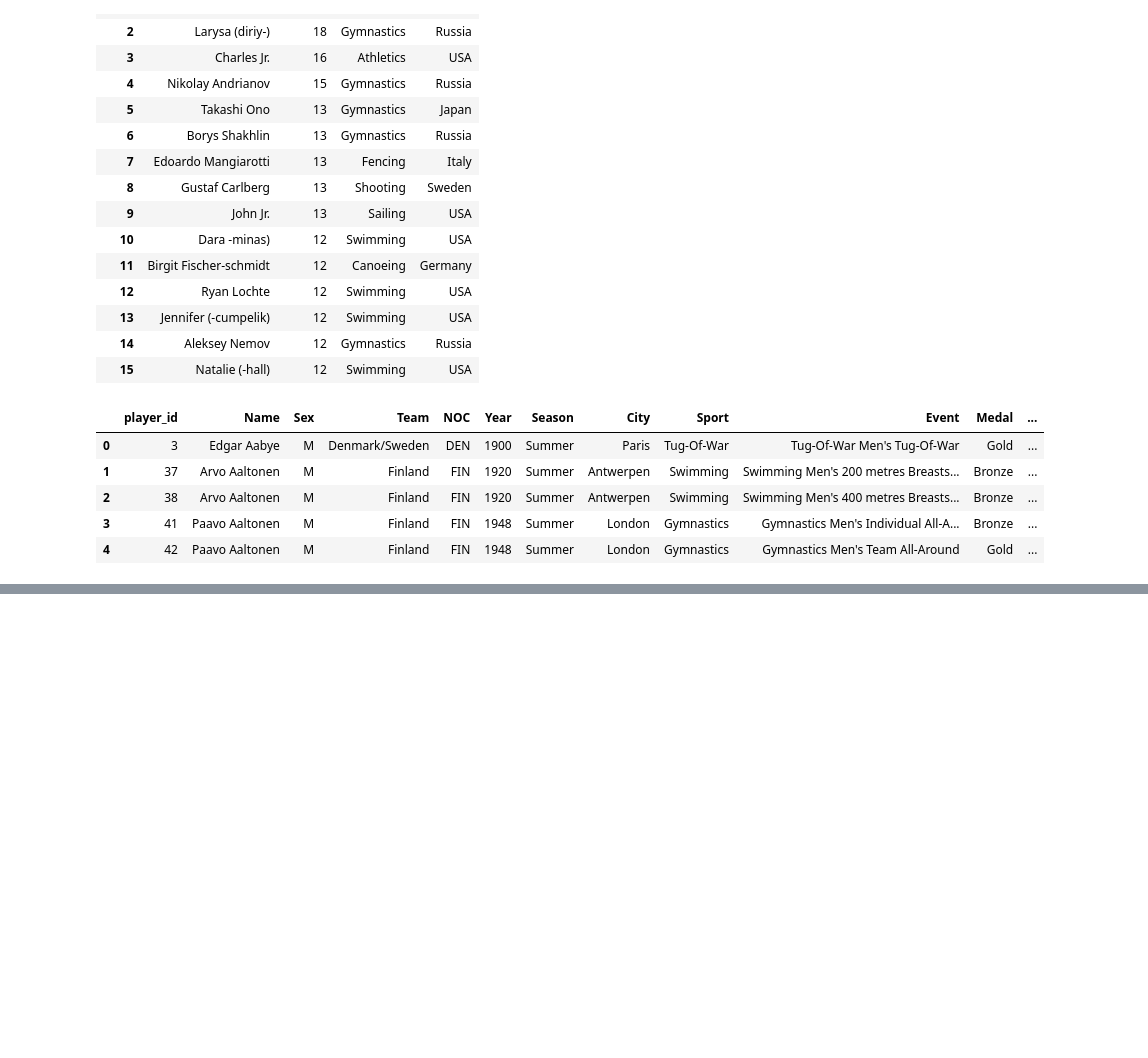
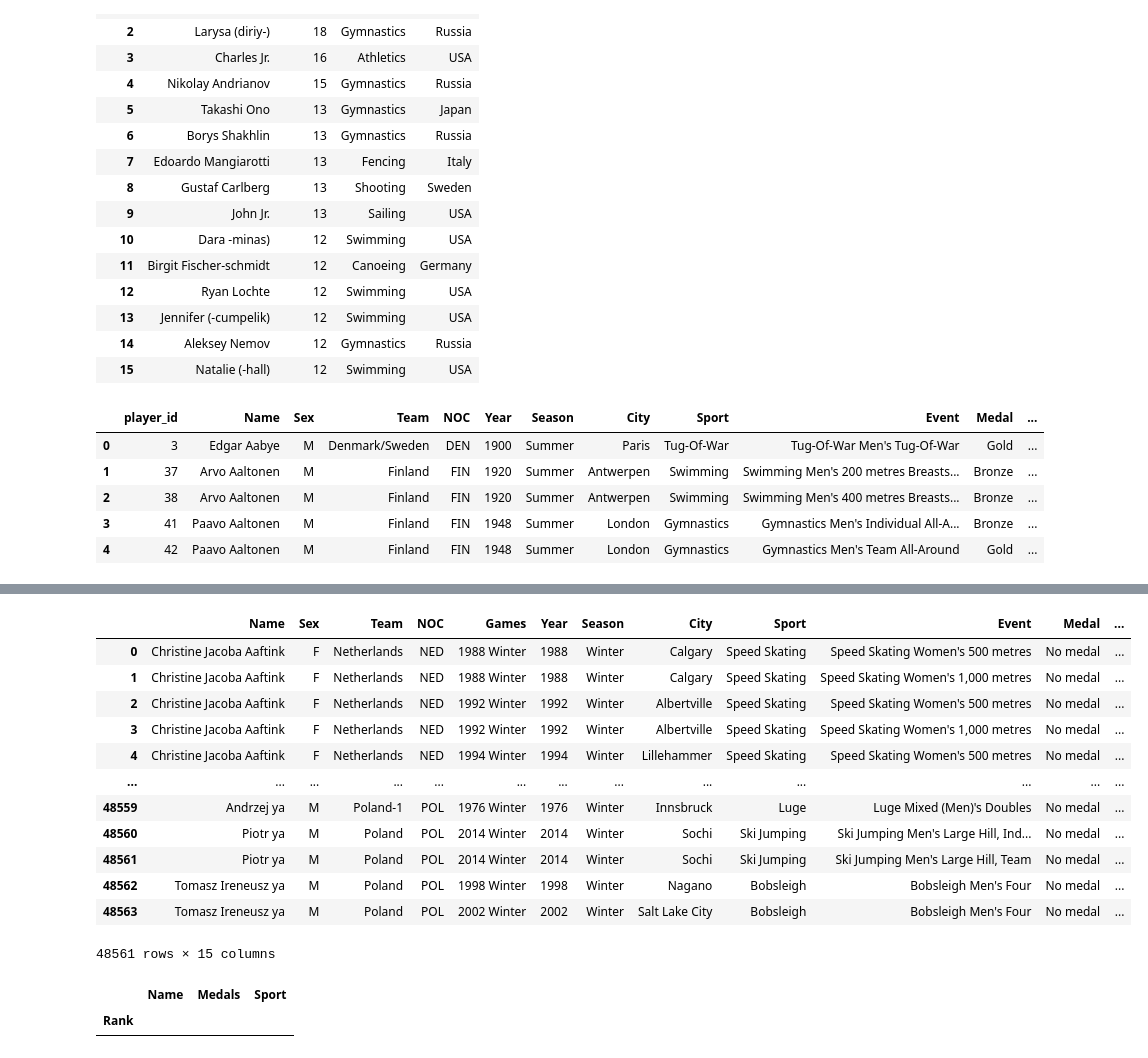
Before and after one commit to deeprao03/olympics-analysis, a Jupyter notebook: Notebooks/Olympic_analysis.ipynb, the cells around one changed output, grey strips where cells are left out. Cells and saved outputs as stored; diff of their text form; code cells hidden in the pictures; blank space fills up the shorter version.

Commit message:
Explore the data and make trial function

```diff
--- a/Notebooks/Olympic_analysis.ipynb
+++ b/Notebooks/Olympic_analysis.ipynb
@@ -445,0 +566,2 @@ df = df[df['Medal'] != 'No medal'].reset_index(drop=True)
+# %%
+winter_df = pd.read_csv("/home/deep_rao03/3 Month/Projects/Olympics/Data/Athletes_winter_games.csv")
@@ -445,0 +577,37 @@ df = df[df['Medal'] != 'No medal'].reset_index(drop=True)
+# %%
+region_df= pd.read_csv("/home/deep_rao03/3 Month/Projects/Olympics/Data/regions.csv")
+# %%
+def preprocess(df,region_df):
+
+    # merge with region_df
+    df = df.merge(region_df,on='NOC',how='left')
+
+    # drop one extra column named as Unnamed:0
+    df.drop(columns=['Unnamed: 0_x','Unnamed: 0_y','Age','notes'],inplace=True)
+
+    # drop duplicate values
+    df.drop_duplicates(inplace=True)
+
+    # one hot encoding medals
+    df = pd.concat([df,pd.get_dummies(df['Medal'], dtype=np.uint8)],axis=1)
+    df['Medal'] = df['Medal'].fillna('No medal')
+
+    return df
+# %%
+winter_df=preprocess(winter_df,region_df)
+# %%
+winter_df
+# %% [output]
+|  | Name | Sex | Team | NOC | Games | Year | Season | City | Sport | Event | Medal | ... |
+| 0 | Christine Jacoba Aaftink | F | Netherlands | NED | 1988 Winter | 1988 | Winter | Calgary | Speed Skating | Speed Skating Women's 500 metres | No medal | ... |
+| 1 | Christine Jacoba Aaftink | F | Netherlands | NED | 1988 Winter | 1988 | Winter | Calgary | Speed Skating | Speed Skating Women's 1,000 metres | No medal | ... |
+| 2 | Christine Jacoba Aaftink | F | Netherlands | NED | 1992 Winter | 1992 | Winter | Albertville | Speed Skating | Speed Skating Women's 500 metres | No medal | ... |
+| 3 | Christine Jacoba Aaftink | F | Netherlands | NED | 1992 Winter | 1992 | Winter | Albertville | Speed Skating | Speed Skating Women's 1,000 metres | No medal | ... |
+| 4 | Christine Jacoba Aaftink | F | Netherlands | NED | 1994 Winter | 1994 | Winter | Lillehammer | Speed Skating | Speed Skating Women's 500 metres | No medal | ... |
+| ... | ... | ... | ... | ... | ... | ... | ... | ... | ... | ... | ... | ... |
+| 48559 | Andrzej ya | M | Poland-1 | POL | 1976 Winter | 1976 | Winter | Innsbruck | Luge | Luge Mixed (Men)'s Doubles | No medal | ... |
+| 48560 | Piotr ya | M | Poland | POL | 2014 Winter | 2014 | Winter | Sochi | Ski Jumping | Ski Jumping Men's Large Hill, Ind... | No medal | ... |
+| 48561 | Piotr ya | M | Poland | POL | 2014 Winter | 2014 | Winter | Sochi | Ski Jumping | Ski Jumping Men's Large Hill, Team | No medal | ... |
+| 48562 | Tomasz Ireneusz ya | M | Poland | POL | 1998 Winter | 1998 | Winter | Nagano | Bobsleigh | Bobsleigh Men's Four | No medal | ... |
+| 48563 | Tomasz Ireneusz ya | M | Poland | POL | 2002 Winter | 2002 | Winter | Salt Lake City | Bobsleigh | Bobsleigh Men's Four | No medal | ... |
+48561 rows × 15 columns
@@ -445,0 +631,5 @@ df = df[df['Medal'] != 'No medal'].reset_index(drop=True)
+# %%
+most_successfull_countryWise(winter_df,'Albania')
+# %% [output]
+|  | Name | Medals | Sport |
+| Rank |  |  |  |
```
Also changed, not shown: parts of 25 cells of this notebook.
